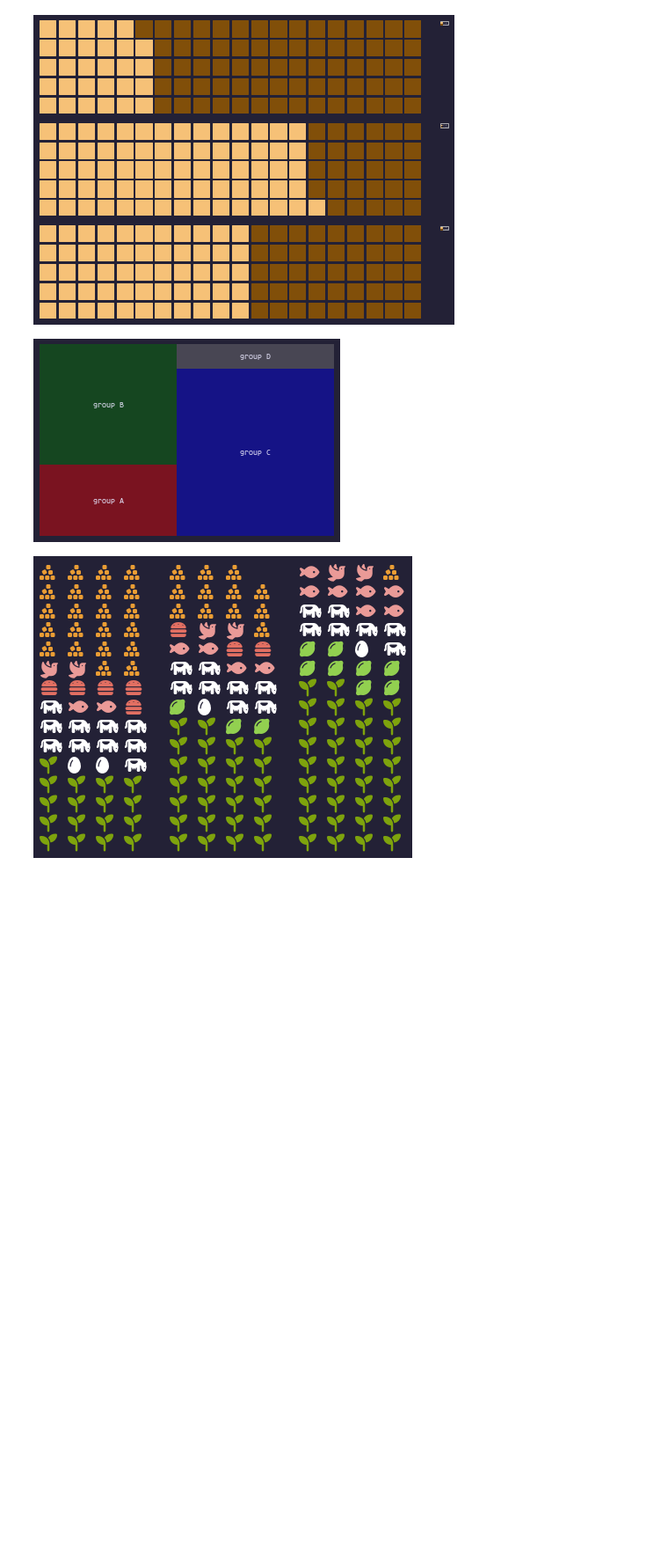
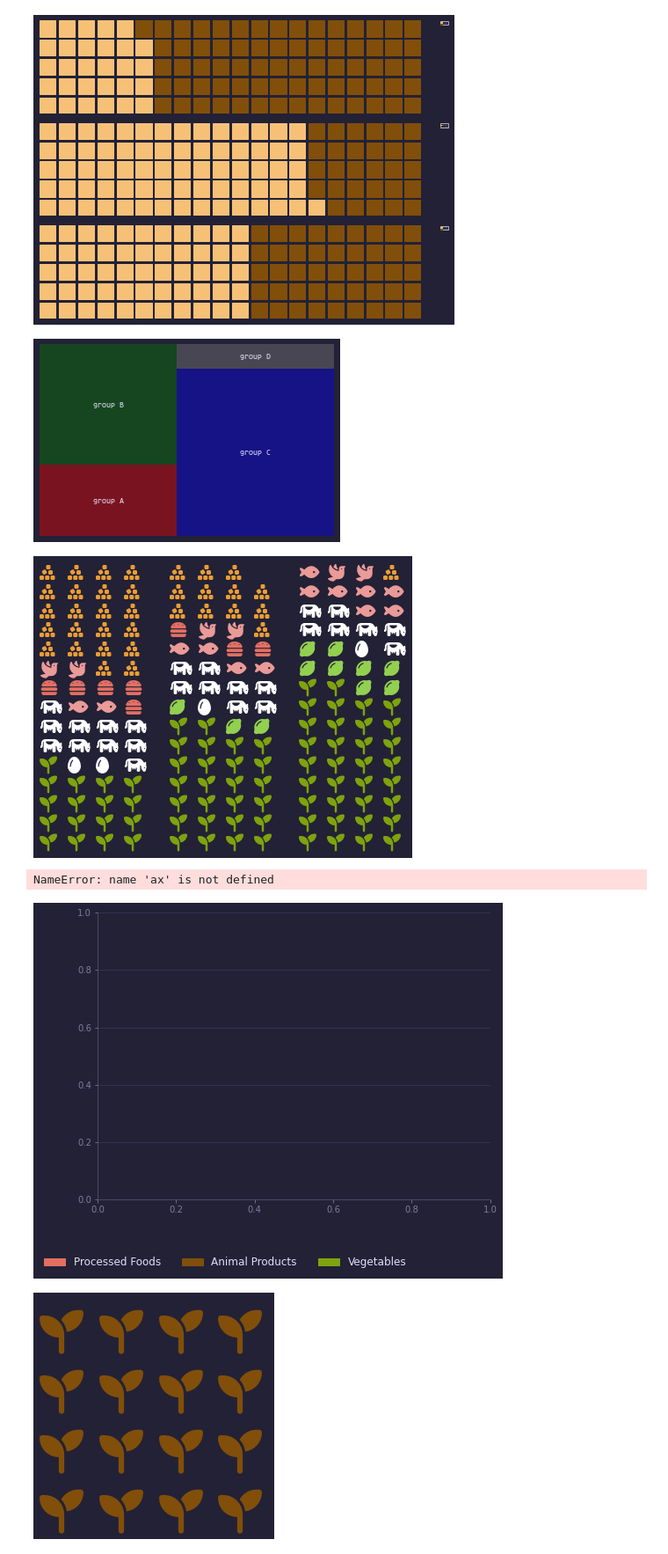
Before and after one commit to msimbao/counselsonlifestyle, a Jupyter notebook: plots/finalplayground.ipynb, the cells around one changed output. Shown at 88% size. Saved outputs shown, nothing was run; the diff lists cells and outputs as text; code cells hidden in the pictures; blank space fills up the shorter version.

```diff
--- a/plots/finalplayground.ipynb
+++ b/plots/finalplayground.ipynb
@@ -1100,13 +1100,16 @@ df = pd.DataFrame(data,
 
 number_of_bars = len(df.columns) # one bar per year
 colors = [
-        '#ea9d34',
+        # '#ea9d34',
         '#E26F62',
+        # '#7EA30D',
+        # '#32728D',
+        '#814F09',
         '#7EA30D'
         ]
 icons = [
-        'candy-cane',
-        'burger',
+        'seedling',
+        'seedling',
         'seedling'
 ]
 
@@ -1120,12 +1123,12 @@ fig, axs = plt.subplots(nrows=1,
 
 plt.figure(
   FigureClass=Waffle,
-  rows=15,
-  columns=10,
+  rows=4,
+  columns=4,
   values=df['TW'],
   vertical=True,
   colors=colors,
-  font_size=15,
+  font_size=50,
   legend={'loc': 'upper left', 'bbox_to_anchor': (1.05, 1)},
           icons=icons,
 )
@@ -1137,30 +1140,34 @@ plt.figure(
 
 # Add a legend
 legend_labels = df.index
 legend_elements = [mpatches.Patch(color=colors[i],
                                   label=legend_labels[i]) for i in range(len(colors))]
 fig.legend(
     handles=legend_elements,
            loc="upper left",
         #    title="Vehicle Types",
            bbox_to_anchor=(0, 0),
            framealpha=0,
            fontsize=12,
            ncol=3
            )
 
 plt.subplots_adjust(right=0.85)
 
 ax.minorticks_off()
 
 ax.set_xticklabels([])
 ax.set_yticklabels([])
 
 # ax.set_axis_off()
 ax.grid(True)
 
 ax.spines["top"].set_visible(False)
 ax.spines["bottom"].set_visible(False)
 ax.spines["right"].set_visible(False)
 ax.spines["left"].set_visible(False)
 plt.show()
+# %% [output]
+NameError: name 'ax' is not defined
+[figure, added]
+[figure, added]
```
Also changed, not shown: 15 other files.
